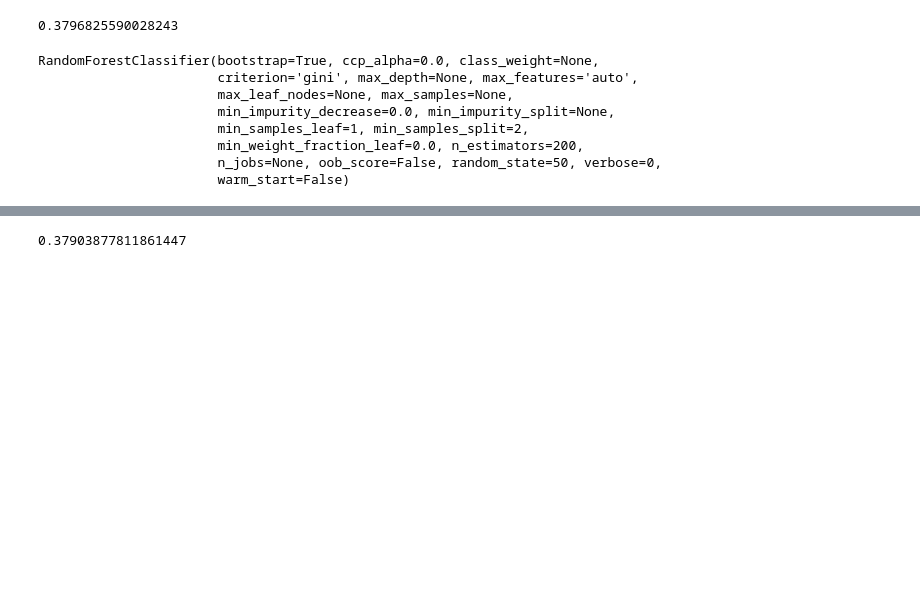
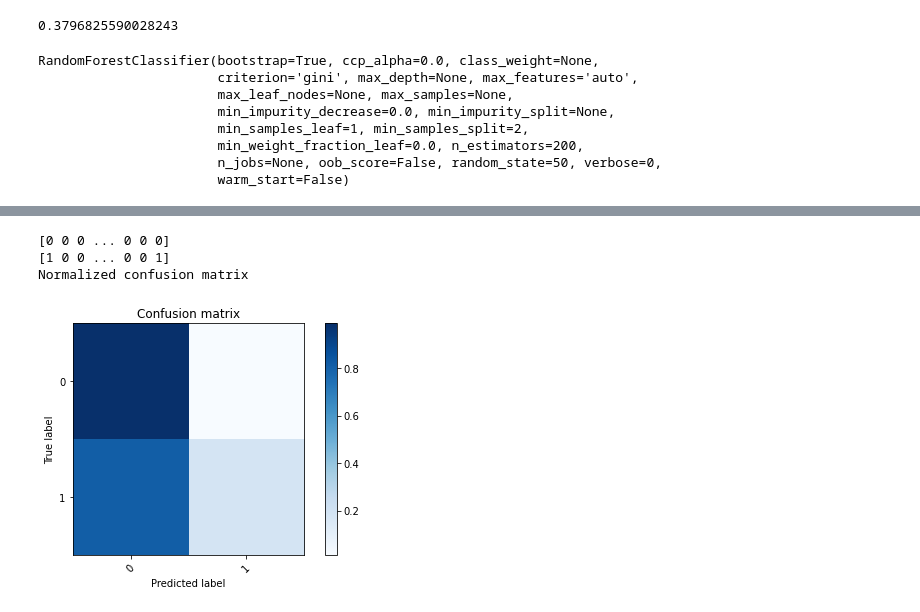
Before and after one commit to monali0802/CE888, a Jupyter notebook: Lab_3/bank_classification.ipynb, the cells around one changed output, grey strips where cells are left out. Drawn from its saved outputs; the diff is of its cells as text; code cells hidden in the pictures; blank space fills up the shorter version.

```diff
--- a/Lab_3/bank_classification.ipynb
+++ b/Lab_3/bank_classification.ipynb
@@ -475,34 +494,8 @@ Dummy MSE: 0.10848989 +/- 0.01088434
 # %%
 
-clf = RandomForestClassifier(n_estimators=300,max_features='auto', random_state=50)
-scores = cross_val_score(clf, X_train, y_train, cv=10, scoring = make_scorer(f1_score))
-print(scores.mean())
-
-clf.fit(X_train, y_train)
-
-importances = clf.feature_importances_
-std = np.std([tree.feature_importances_ for tree in clf.estimators_],
-             axis=0)
-indices = np.argsort(importances)[::-1]
-
-# Print the feature ranking
-print("Feature ranking:")
-for f in range(X.shape[1]):
-    print("%d. %s (%f)" % (f + 1, X_df.columns[indices[f]],  importances[indices[f]]))
-
-# Plot the feature importances of the forest
-fig = plt.figure()
-plt.title("Feature importances")
-plt.bar(range(X.shape[1]), importances[indices],
-       color="r", yerr=std[indices], align="center")
-plt.xticks(range(X.shape[1]), np.array(X_df.columns)[indices])
-plt.xlim([-1, X.shape[1]])
-plt.ylim([0, None])
-
-fig.set_size_inches(15, 8)
-
 y_predict = CV_rfc.best_estimator_.predict(X_test)
-
+print(y_predict)
+print(y_train)
 def plot_confusion_matrix(conf_mat, classes,
                           normalize=False,
                           title='Confusion matrix',
@@ -513,31 +506,34 @@ def plot_confusion_matrix(conf_mat, classes,
     conf_mat: confusion matrix
     classes: names of classes to be annotated
     normalize: [True/False] whether to normalise by column
     """
     if normalize:
         conf_mat = conf_mat.astype('float') / conf_mat.sum(axis=1)[:, np.newaxis]
         print("Normalized confusion matrix")
     else:
         print('Confusion matrix, without normalization')
     plt.imshow(conf_mat, interpolation='nearest', cmap=cmap)
     plt.title(title)
     plt.colorbar()
     tick_marks = np.arange(len(classes))
     plt.xticks(tick_marks, classes, rotation=45)
     plt.yticks(tick_marks, classes)
     for i, j in itertools.product(range(conf_mat.shape[0]), range(conf_mat.shape[1])):
         t = "(%.2f)" % (conf_mat[i, j])
     plt.tight_layout()
     plt.ylabel('True label')
     plt.xlabel('Predicted label')
 
 cnf_matrix = confusion_matrix(y_test, y_predict)
 np.set_printoptions(precision=2)
 
 # Plot non-normalized confusion matrix
 plt.figure()
 y_test = y_test[:,0]
 plot_confusion_matrix(cnf_matrix, classes=range(len(set(y_test))), normalize=True,
                       title='Confusion matrix')
 # %% [output]
-0.37903877811861447
+[0 0 0 ... 0 0 0]
+[1 0 0 ... 0 0 1]
+Normalized confusion matrix
+[figure, added]
```
Also changed, not shown: parts of 6 cells of this notebook.
